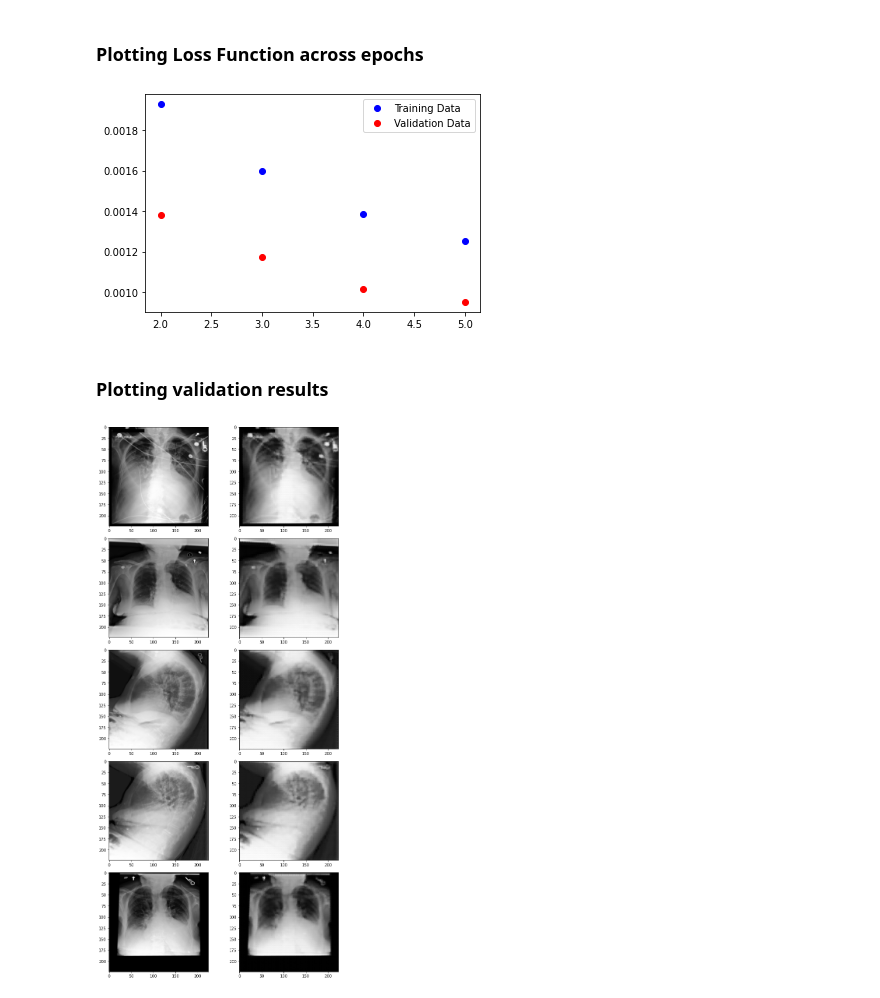
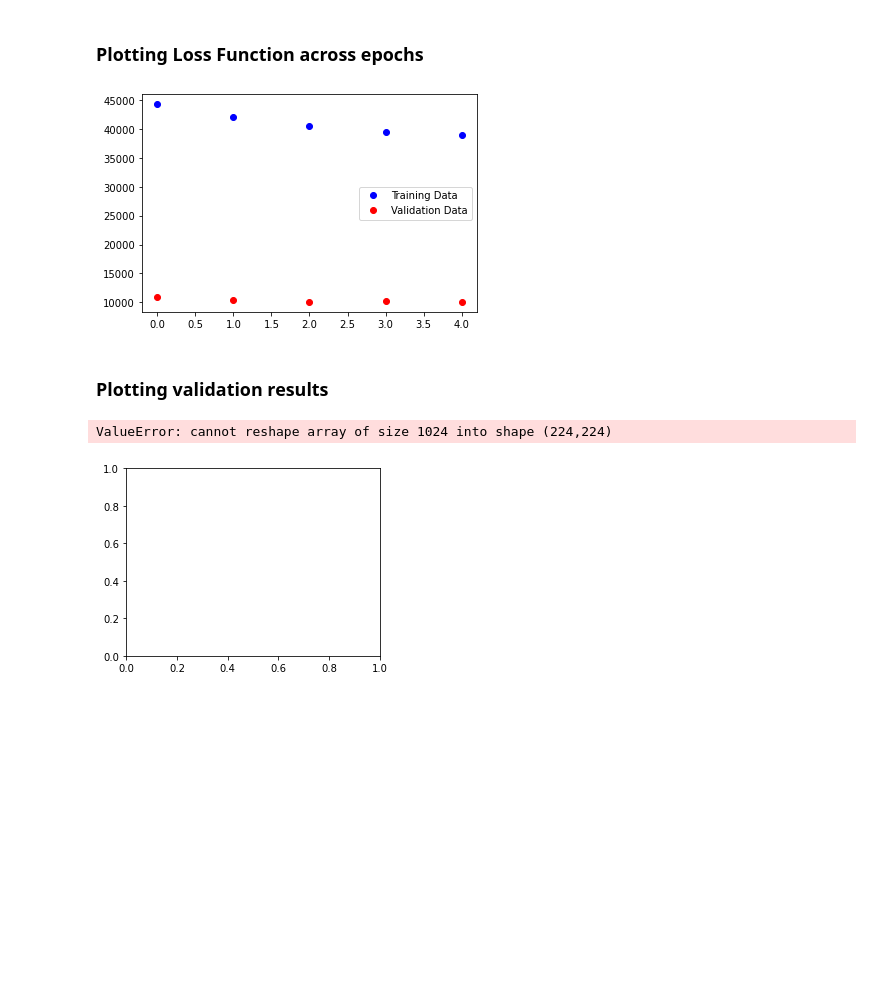
Before and after one commit to Sam-Oliveira/chestx-rays, a Jupyter notebook: VariationalAE/VarAE.ipynb, the cells around one changed output. Cells and saved outputs as stored; diff of their text form; code cells hidden in the pictures; blank space fills up the shorter version.

```diff
--- a/VariationalAE/VarAE.ipynb
+++ b/VariationalAE/VarAE.ipynb
@@ -95,10 +97,10 @@ class CustomDatasetFromImages(torch.utils.data.Dataset):
     def __len__(self):
         return len(self.dataframe)
 # %%
-train_Aug = torchvision.transforms.Compose([torchvision.transforms.Resize((224, 224)),
+train_Aug = torchvision.transforms.Compose([torchvision.transforms.Resize((32, 32)),
                                             torchvision.transforms.RandomRotation((-20, 20)),
                                             torchvision.transforms.ToTensor()])
-test_Aug = torchvision.transforms.Compose([torchvision.transforms.Resize((224, 224)),torchvision.transforms.ToTensor()])
+test_Aug = torchvision.transforms.Compose([torchvision.transforms.Resize((32, 32)),torchvision.transforms.ToTensor()])
 # %%
 train_set=CustomDatasetFromImages(dataset.loc[dataset['split']=='train'], transforms=train_Aug)
 test_set=CustomDatasetFromImages(dataset.loc[dataset['split']=='validate'], transforms=test_Aug)
@@ -146 +199,16 @@ class ConvAutoencoder(nn.Module):
+# %%
+def final_loss(bce_loss, mu, logvar):
+    """
+    This function will add the reconstruction loss (BCELoss) and the
+    KL-Divergence.
+    KL-Divergence = 0.5 * sum(1 + log(sigma^2) - mu^2 - sigma^2)
+    :param bce_loss: recontruction loss
+    :param mu: the mean from the latent vector
+    :param logvar: log variance from the latent vector
+
+    """
+    BCE = bce_loss
+    KLD = -0.5 * torch.sum(1 + logvar - mu.pow(2) - logvar.exp())
+    total_loss=BCE + KLD
+    return total_loss
 # %%
@@ -148,21 +215,21 @@ class ConvAutoencoder(nn.Module):
 learning_rate = 1e-3
 # %%
+# number of epochs to train the model
+n_epochs = 5
 
 # create a model from `AE` autoencoder class
 # load it to the specified device, either gpu or cpu
-model=ConvAutoencoder().to(device)
+model=ConvVAE().to(device)
 
 # create an optimizer object
 # Adam optimizer with learning rate 1e-3
 optimizer = optim.Adam(model.parameters(), lr=learning_rate)
 
 # mean-squared error loss
-criterion = nn.MSELoss()
+criterion = nn.BCELoss(reduction='sum')
 # %% [markdown]
 ### Training and Validation
 # %%
-# number of epochs to train the model
-n_epochs = 5
 
 valid_loss_min = np.Inf # track change in validation loss
 train_loss_list=[]
@@ -180,9 +247,9 @@ for epoch in range(1, n_epochs+1):
         data=data.to(device)
         optimizer.zero_grad()
         # forward pass: compute predicted outputs by passing inputs to the model
-        output = model(data)
-        # calculate the batch loss
-        loss = criterion(output, data)
+        reconstruction, mu, logvar = model(data)
+        bce_loss = criterion(reconstruction, data)
+        loss = final_loss(bce_loss, mu, logvar)
         # backward pass: compute gradient of the loss with respect to model parameters
         loss.backward()
         # perform a single optimization step (parameter update)
@@ -197,9 +264,9 @@ for epoch in range(1, n_epochs+1):
         # move tensors to GPU if CUDA is available
         # forward pass: compute predicted outputs by passing inputs to the model
         data=data.to(device)
-        output = model(data)
-        # calculate the batch loss
-        loss = criterion(output, data)
+        reconstruction, mu, logvar = model(data)
+        bce_loss = criterion(reconstruction, data)
+        loss = final_loss(bce_loss, mu, logvar)
         # update average validation loss
         valid_loss += loss.item()*data.size(0)
 
@@ -235,36 +301,37 @@ Validation loss decreased (0.001017 --> 0.000951).  Saving model ...
 ### Plotting Loss Function across epochs
 # %%
 #print(train_loss_list[0])
-plt.plot(range(2,6),train_loss_list[1:],'bo')
-plt.plot(range(2,6),valid_loss_list[1:],'ro')
+plt.plot(range(0,5),train_loss_list,'bo')
+plt.plot(range(0,5),valid_loss_list,'ro')
 plt.legend(['Training Data','Validation Data'])
 plt.show()
 # %% [output]
-[figure, old version]
+[figure, new version]
 # %% [markdown]
 ### Plotting validation results
 # %%
 with torch.no_grad():
     # obtain one batch of test images
     dataiter = iter(testloader)
     images= dataiter.next()
     images.numpy()
 
     # move model inputs to cuda, if GPU available
     images = images.cuda()
 
     # get sample outputs
     output = model(images)
 
     # plot the images in the batch, along with predicted and true labels
     fig = plt.figure(figsize=(10, 20))
     for idx in range(5):
         ax = fig.add_subplot(5,2, 1+2*idx)
-        im=np.reshape(images[idx].cpu(),(224,224))
+        im=np.reshape(images[idx].cpu(),(32,32))
         ax.imshow(im,cmap='gray')
         ax2 = fig.add_subplot(5,2, 2+2*idx)
-        im2=np.reshape(output[idx].cpu(),(224,224))
+        im2=np.reshape(output[idx].cpu(),(32,32))
         ax2.imshow(im2,cmap='gray')
     fig.tight_layout()
 # %% [output]
+ValueError: cannot reshape array of size 1024 into shape (224,224)
-[figure, old version]
+[figure, new version]
```
Also changed, not shown: parts of 7 cells of this notebook.
